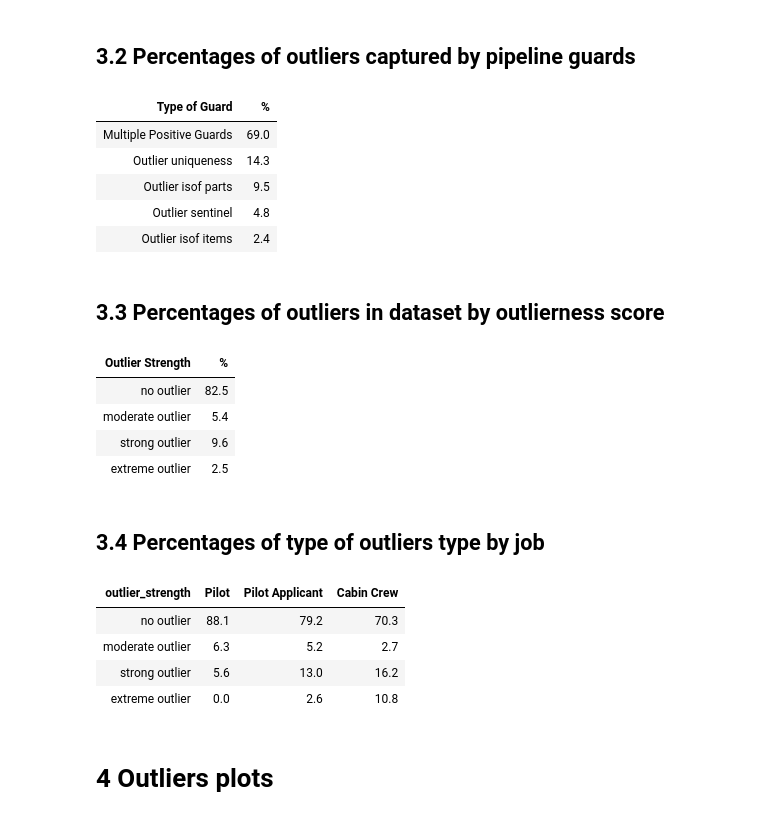
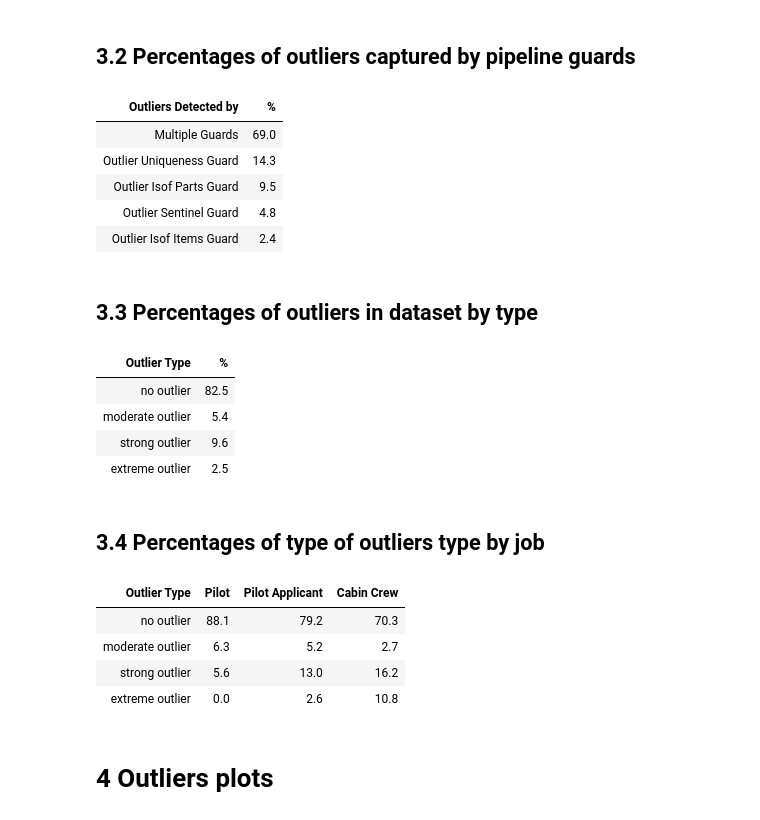
Before and after one commit to alkaest2002/mhsc, a Jupyter notebook: analysis/analysis.ipynb, the cells around one changed output. Drawn from its saved outputs; the diff is of its cells as text; code cells hidden in the pictures.

```diff
--- a/analysis/analysis.ipynb
+++ b/analysis/analysis.ipynb
@@ -406,44 +406,45 @@ table_3_1 = (
 # %%
 # guards columns
 outliers_columns = df.filter(regex="outlier_(?!(score|strength))").columns.to_list()
 
 # get guards columns data
 table_3_2 = df.loc[:, outliers_columns]
 
 # omit individuals with no positive guard
 table_3_2 = table_3_2[~(table_3_2.sum(axis=1) == 5)]
 
 # build table
 table_3_2 = (
     table_3_2
-        .T.clip(-1,0)
+        .T
+        .clip(-1,0)
         .apply(
-            lambda x: (x[x==-1].index.values[0]).replace("_", " ").capitalize() if x.sum() == -1 else "Multiple Positive Guards"
+            lambda x: f"{(x[x==-1].index.values[0]).replace('_', ' ').title()} Guard" if x.sum() == -1 else "Multiple Guards"
         )
         .value_counts()
         .to_frame()
         .div(table_3_2.shape[0])
         .mul(100)
         .reset_index()
-        .rename(columns={"index": "Type of Guard", "count": "%"})
+        .rename(columns={"index": "Outliers Detected by", "count": "%"})
 )
 
 # style table
 (
     table_3_2
         .style
             .hide()
             .format(precision=1)
 )
 # %% [output]
-| Type of Guard | % |
-| Multiple Positive Guards | 69.0 |
-| Outlier uniqueness | 14.3 |
-| Outlier isof parts | 9.5 |
-| Outlier sentinel | 4.8 |
-| Outlier isof items | 2.4 |
+| Outliers Detected by | % |
+| Multiple Guards | 69.0 |
+| Outlier Uniqueness Guard | 14.3 |
+| Outlier Isof Parts Guard | 9.5 |
+| Outlier Sentinel Guard | 4.8 |
+| Outlier Isof Items Guard | 2.4 |
 # %% [markdown]
-## 3.3 Percentages of outliers in dataset by outlierness score
+## 3.3 Percentages of outliers in dataset by type
 # %%
 # select outlier columns
 outliers_columns = df.filter(regex="outlier_(?!score)").columns.to_list()
@@ -456,7 +457,7 @@ table_3_3 = (
         .reindex(["no outlier", "moderate outlier", "strong outlier", "extreme outlier"])
         .div(df.shape[0])
         .reset_index()
-        .rename(columns={"outlier_strength":"Outlier Strength", 0: "%" })
+        .rename(columns={"outlier_strength":"Outlier Type", 0: "%" })
 )
 
 # style table
@@ -467,7 +468,7 @@ table_3_3 = (
             .format(lambda x: round(x*100, 1), subset=["%"])
 )
 # %% [output]
-| Outlier Strength | % |
+| Outlier Type | % |
 | no outlier | 82.5 |
 | moderate outlier | 5.4 |
 | strong outlier | 9.6 |
@@ -481,6 +482,7 @@ table_3_4 = (
         .reindex(["no outlier", "moderate outlier", "strong outlier", "extreme outlier"])
         .div(df.bio_job.value_counts())
         .reset_index(drop=False)
+        .rename(columns={"outlier_strength":"Outlier Type" })
 )
 
 # style table
@@ -497,7 +499,7 @@ table_3_4 = (
                         ])
 )
 # %% [output]
-| outlier_strength | Pilot | Pilot Applicant | Cabin Crew |
+| Outlier Type | Pilot | Pilot Applicant | Cabin Crew |
 | no outlier | 88.1 | 79.2 | 70.3 |
 | moderate outlier | 6.3 | 5.2 | 2.7 |
 | strong outlier | 5.6 | 13.0 | 16.2 |
```
Also changed, not shown: parts of 1 cell of this notebook, 3 other files.
